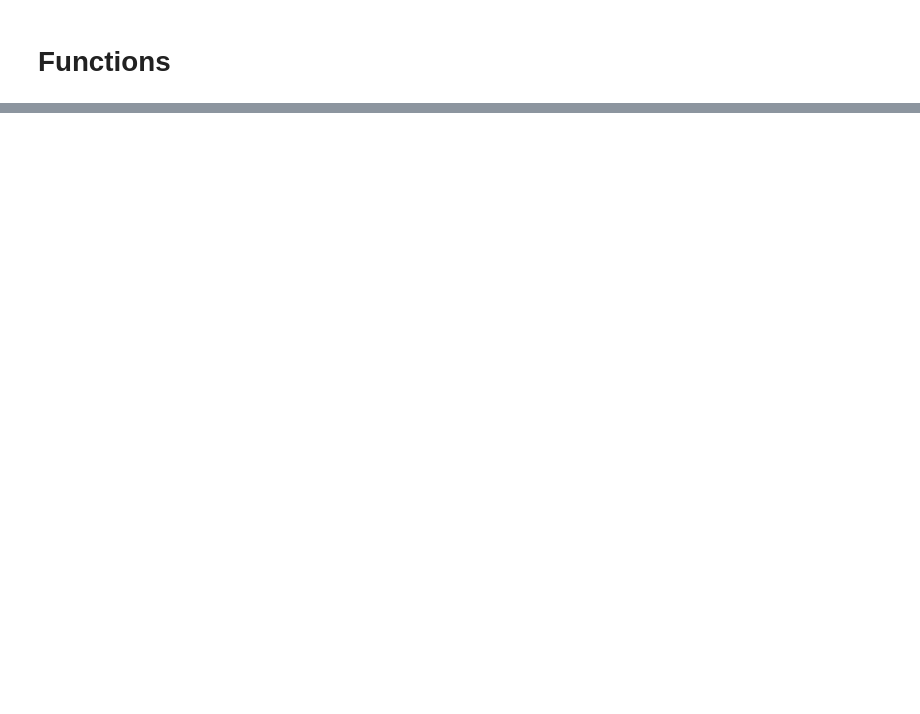
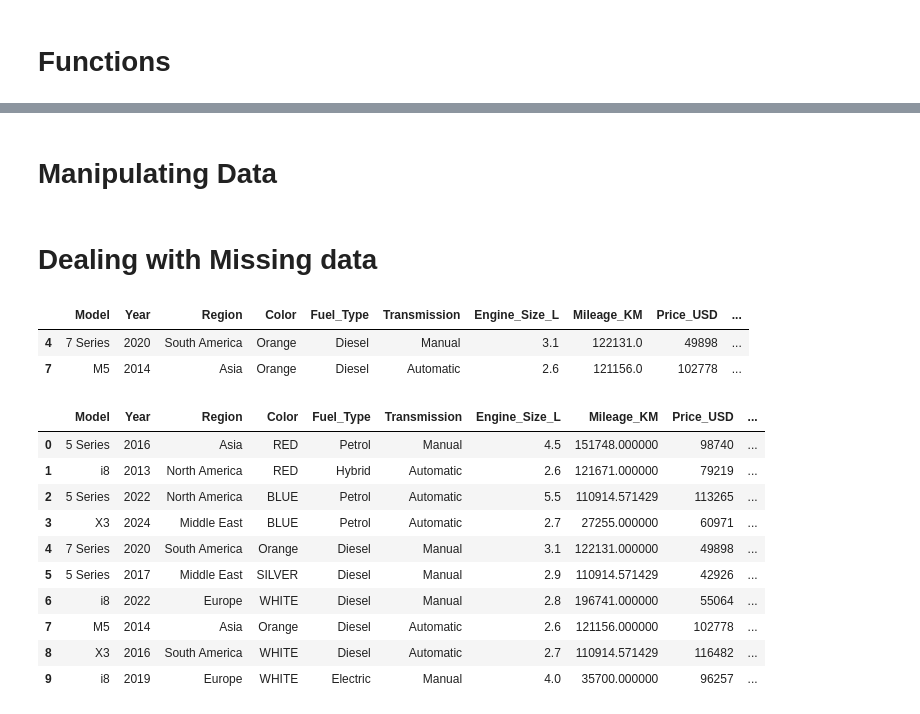
Before and after one commit to amankr2301/jules-test-repo, a Jupyter notebook: data-manipulation-pandasandnumpy.ipynb, the cells around one changed output, grey strips where cells are left out. Drawn from its saved outputs; the diff is of its cells as text; code cells hidden in the pictures; blank space fills up the shorter version.

```diff
--- a/data-manipulation-pandasandnumpy.ipynb
+++ b/data-manipulation-pandasandnumpy.ipynb
@@ -96,0 +265,2 @@ memory usage: 180.0+ bytes
+# %% [markdown]
+# Manipulating Data
@@ -96,0 +278,32 @@ memory usage: 180.0+ bytes
+# %%
+Missing_data.loc[[2,5,8] , "Mileage_KM"] = None
+Missing_data.loc[Missing_data["Color"] == "BLACK", "Color"] = None
+# %% [markdown]
+# Dealing with Missing data
+# %%
+Missing_data["Mileage_KM"] = Missing_data["Mileage_KM"].fillna(Missing_data["Mileage_KM"].mean()) ;
+# %%
+Missing_data["Color"] = Missing_data["Color"].fillna("Orange") ;
+# %%
+Missing_data[Missing_data["Color"] == "Orange"]
+# %% [output]
+|  | Model | Year | Region | Color | Fuel_Type | Transmission | Engine_Size_L | Mileage_KM | Price_USD | ... |
+| 4 | 7 Series | 2020 | South America | Orange | Diesel | Manual | 3.1 | 122131.0 | 49898 | ... |
+| 7 | M5 | 2014 | Asia | Orange | Diesel | Automatic | 2.6 | 121156.0 | 102778 | ... |
+# %%
+# This will drop the values with na
+Missing_data.dropna(inplace = True)
+# %%
+Missing_data
+# %% [output]
+|  | Model | Year | Region | Color | Fuel_Type | Transmission | Engine_Size_L | Mileage_KM | Price_USD | ... |
+| 0 | 5 Series | 2016 | Asia | RED | Petrol | Manual | 4.5 | 151748.000000 | 98740 | ... |
+| 1 | i8 | 2013 | North America | RED | Hybrid | Automatic | 2.6 | 121671.000000 | 79219 | ... |
+| 2 | 5 Series | 2022 | North America | BLUE | Petrol | Automatic | 5.5 | 110914.571429 | 113265 | ... |
+| 3 | X3 | 2024 | Middle East | BLUE | Petrol | Automatic | 2.7 | 27255.000000 | 60971 | ... |
+| 4 | 7 Series | 2020 | South America | Orange | Diesel | Manual | 3.1 | 122131.000000 | 49898 | ... |
+| 5 | 5 Series | 2017 | Middle East | SILVER | Diesel | Manual | 2.9 | 110914.571429 | 42926 | ... |
+| 6 | i8 | 2022 | Europe | WHITE | Diesel | Manual | 2.8 | 196741.000000 | 55064 | ... |
+| 7 | M5 | 2014 | Asia | Orange | Diesel | Automatic | 2.6 | 121156.000000 | 102778 | ... |
+| 8 | X3 | 2016 | South America | WHITE | Diesel | Automatic | 2.7 | 110914.571429 | 116482 | ... |
+| 9 | i8 | 2019 | Europe | WHITE | Electric | Manual | 4.0 | 35700.000000 | 96257 | ... |
```
Also changed, not shown: parts of 32 cells of this notebook.
